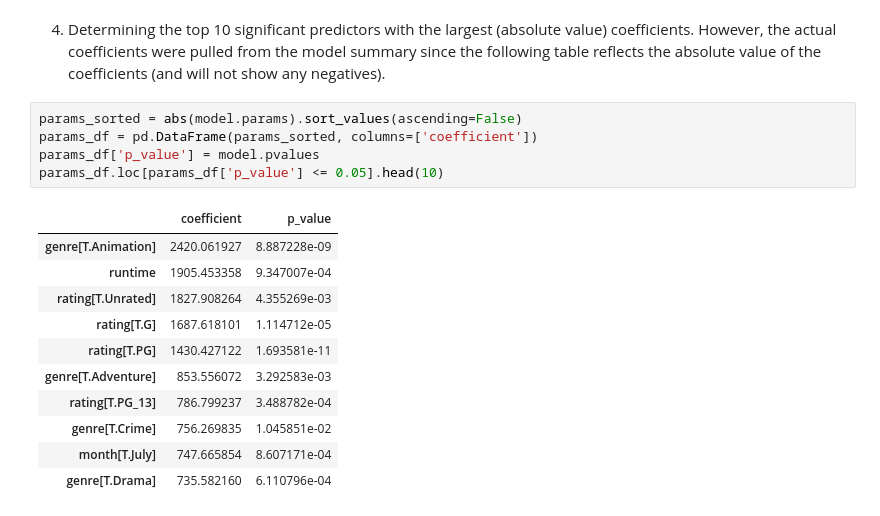
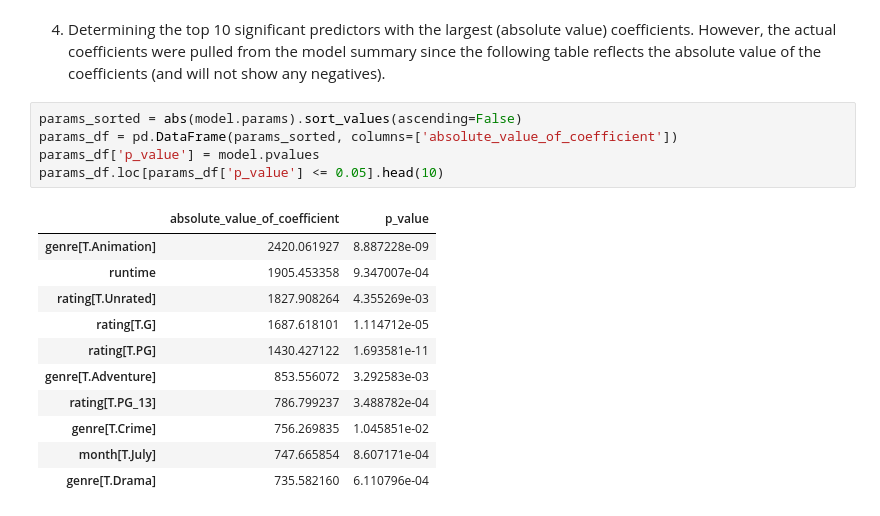
Before and after one commit to isabelgabrielaknight/final-project-303-2, a Jupyter notebook: MarkdownMasters_report.ipynb, the cells around one changed output. Drawn from its saved outputs; the diff is of its cells as text.

```diff
--- a/MarkdownMasters_report.ipynb
+++ b/MarkdownMasters_report.ipynb
@@ -480,11 +480,11 @@ strong multicollinearity or other numerical problems.
 4. Determining the top 10 significant predictors with the largest (absolute value) coefficients. However, the actual coefficients were pulled from the model summary since the following table reflects the absolute value of the coefficients (and will not show any negatives).
 # %%
 params_sorted = abs(model.params).sort_values(ascending=False)
-params_df = pd.DataFrame(params_sorted, columns=['coefficient'])
+params_df = pd.DataFrame(params_sorted, columns=['absolute_value_of_coefficient'])
 params_df['p_value'] = model.pvalues
 params_df.loc[params_df['p_value'] <= 0.05].head(10)
 # %% [output]
-|  | coefficient | p_value |
+|  | absolute_value_of_coefficient | p_value |
 | genre[T.Animation] | 2420.061927 | 8.887228e-09 |
 | runtime | 1905.453358 | 9.347007e-04 |
 | rating[T.Unrated] | 1827.908264 | 4.355269e-03 |
```
Also changed, not shown: parts of 1 cell of this notebook.
